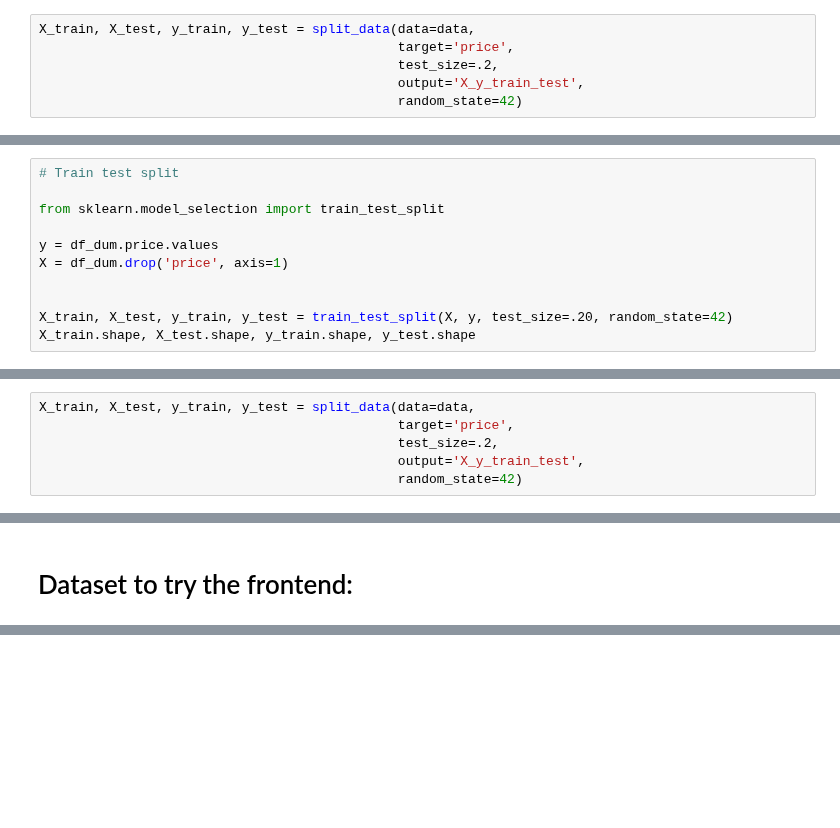
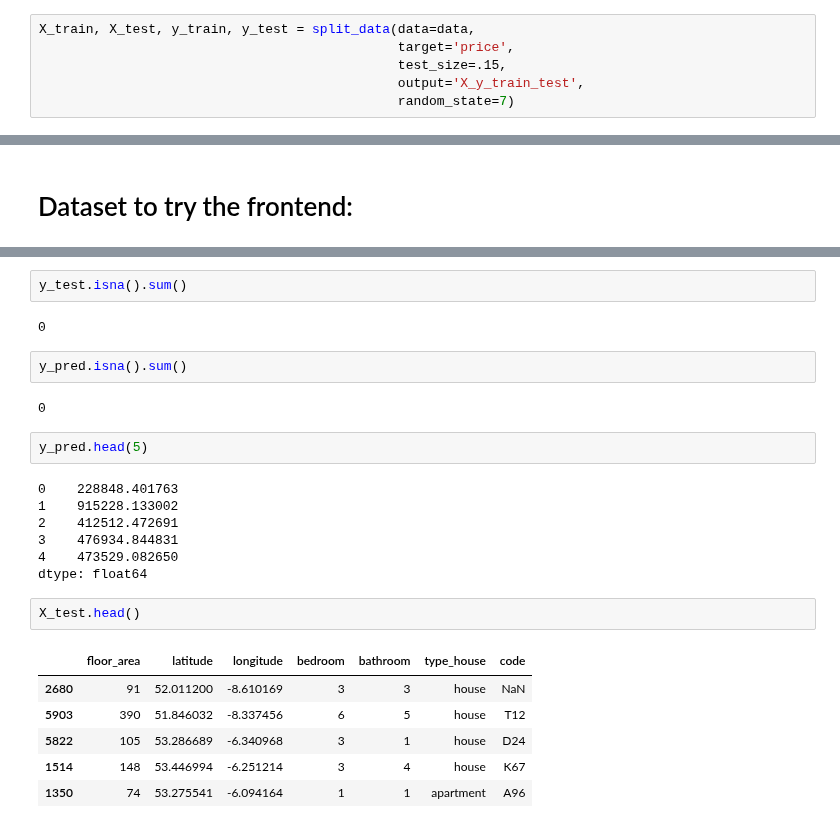
Before and after one commit to javiicc/Identifying_Potential_Investment_Opportunities_In_The_Irish_Real_Estate_Market_Using_MachineLearning, a Jupyter notebook: Price_Inference.ipynb, the cells around one changed output, grey strips where cells are left out. Cells and saved outputs as stored; diff of their text form; blank space fills up the shorter version.

Commit message:
price inference

```diff
--- a/Price_Inference.ipynb
+++ b/Price_Inference.ipynb
@@ -95,7 +100,7 @@ cat_feat_df # mejorar
 # %%
 X_train, X_test, y_train, y_test = split_data(data=data,
                                               target='price',
-                                              test_size=.2,
+                                              test_size=.15,
                                               output='X_y_train_test',
-                                              random_state=42)
+                                              random_state=7)
 # %% [output]
@@ -278,11 +315,0 @@ df_dum.shape
-# %%
-# Train test split
-
-from sklearn.model_selection import train_test_split
-
-y = df_dum.price.values
-X = df_dum.drop('price', axis=1)
-
-
-X_train, X_test, y_train, y_test = train_test_split(X, y, test_size=.20, random_state=42)
-X_train.shape, X_test.shape, y_train.shape, y_test.shape
@@ -365,8 +316,2 @@ RMSE: 182974.99886540006
 # %% [markdown]
 ## Polynomial Regression
-# %%
-X_train, X_test, y_train, y_test = split_data(data=data,
-                                              target='price',
-                                              test_size=.2,
-                                              output='X_y_train_test',
-                                              random_state=42)
@@ -2188,0 +2084,26 @@ data_to_frontend.to_csv('FrontEnd/data_example.csv', sep=',', index=False)
+# %%
+y_test.isna().sum()
+# %% [output]
+0
+# %%
+y_pred.isna().sum()
+# %% [output]
+0
+# %%
+y_pred.head(5)
+# %% [output]
+0    228848.401763
+1    915228.133002
+2    412512.472691
+3    476934.844831
+4    473529.082650
+dtype: float64
+# %%
+X_test.head()
+# %% [output]
+|  | floor_area | latitude | longitude | bedroom | bathroom | type_house | code |
+| 2680 | 91 | 52.011200 | -8.610169 | 3 | 3 | house | NaN |
+| 5903 | 390 | 51.846032 | -8.337456 | 6 | 5 | house | T12 |
+| 5822 | 105 | 53.286689 | -6.340968 | 3 | 1 | house | D24 |
+| 1514 | 148 | 53.446994 | -6.251214 | 3 | 4 | house | K67 |
+| 1350 | 74 | 53.275541 | -6.094164 | 1 | 1 | apartment | A96 |
```
Also changed, not shown: parts of 131 cells of this notebook, 5 other files.
